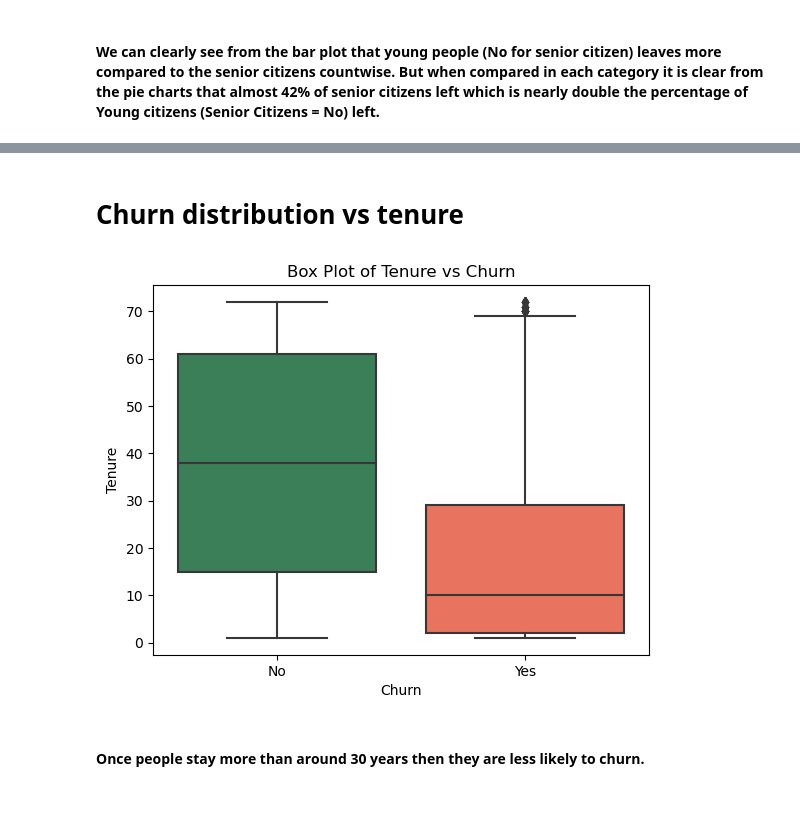
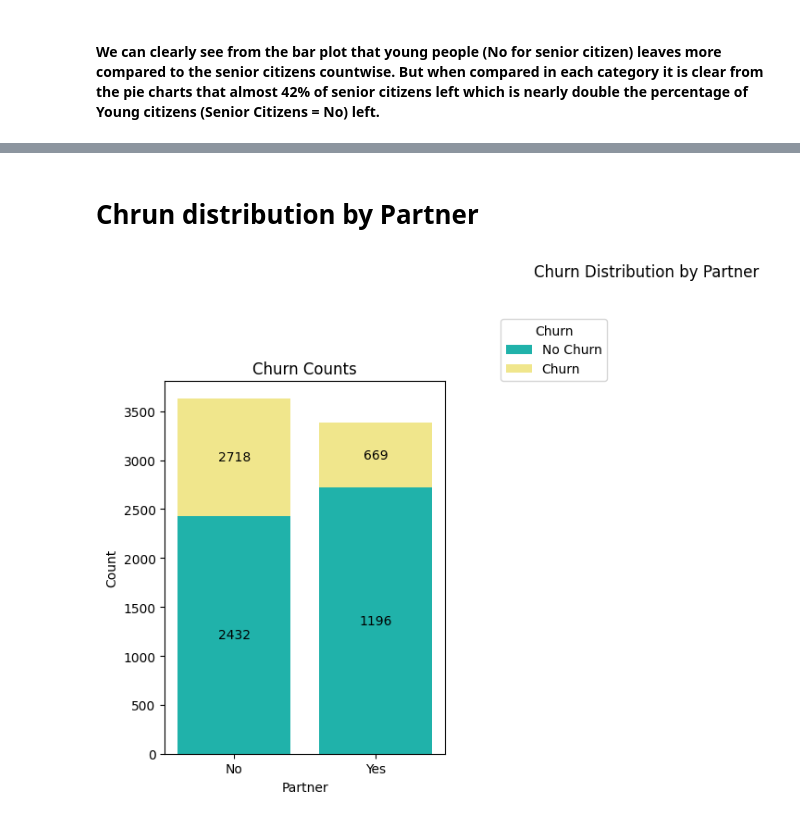
Before and after one commit to ThankiJay/Customer-Churn-Prediction, a Jupyter notebook: notebook/EDA.ipynb, the cells around one changed output, grey strips where cells are left out. Saved outputs shown, nothing was run; the diff lists cells and outputs as text; code cells hidden in the pictures.

```diff
--- a/notebook/EDA.ipynb
+++ b/notebook/EDA.ipynb
@@ -153,24 +137,40 @@ plt.show()
-# %% [markdown]
-# Churn distribution vs tenure
-# %%
-plot_data = {'tenure': data['tenure'],
-             'Churn': data['Churn'].map({0: 'No', 1: 'Yes'})}
-plot_df = pd.DataFrame(plot_data)
-
-# Create a box plot
-sns.boxplot(x='Churn', y='tenure', data=plot_df, palette=['seagreen', 'tomato'])
-plt.title('Box Plot of Tenure vs Churn')
-plt.xlabel('Churn')
-plt.ylabel('Tenure')
-plt.show()
-
-# # Create a violin plot
-# sns.violinplot(x='tenure', y='Churn', data=plot_df, palette=['seagreen', 'tomato'])
-# plt.title('Churn Distribution by Tenure')
-# plt.xlabel('Tenure')
-# plt.ylabel('Churn')
-# plt.show()
-# %% [output]
-[figure, removed]
-# %% [markdown]
-#### Once people stay more than around 30 years then they are less likely to churn.
+# %% [markdown]
+# Chrun distribution by Partner
+# %%
+def plot_dist(feature,data):
+    plot_data = {f'{feature}': data[feature].map({0: 'No', 1: 'Yes'}),
+             'Churn': data['Churn'].map({0: 'No', 1: 'Yes'})}
+    plot_df = pd.DataFrame(plot_data)
+
+    # Create crosstab for counts
+    ct = pd.crosstab(plot_df[feature], plot_df['Churn'])
+
+    # Create a custom layout using gridspec
+    fig = plt.figure(figsize=(12, 6))
+    gs = gridspec.GridSpec(1, 3, width_ratios=[3, 2, 2])
+
+
+    # First subplot (whole left side)
+    ax0 = plt.subplot(gs[0])
+    ax0.bar(ct.index, ct['No'], color='lightseagreen', label='No Churn')
+    ax0.bar(ct.index, ct['Yes'], bottom=ct['No'], color='khaki', label='Churn')
+    ax0.set_title('Churn Counts')
+    ax0.set_xlabel(f'{feature}')
+    ax0.set_ylabel('Count')
+    ax0.set_xticks(range(len(ct.index)))
+    ax0.set_xticklabels(ct.index, rotation=0)
+    ax0.legend(loc = (1.2,1), title='Churn')
+    # Add counts inside the bars
+    for p, count in zip(ax0.patches, ct.values.flatten()):
+        width, height = p.get_width(), p.get_height()
+        x, y = p.get_xy()
+        ax0.text(x + width / 2, y + height / 2, f'{int(count)}', ha='center', va='center', fontsize=10, color='black')
+
+
+    plt.suptitle(f'Churn Distribution by {feature}')
+    plt.tight_layout(rect=[0, 0, 1, 0.96])  # Adjust the layout to prevent clipping of the suptitle
+    plt.show()
+# %%
+plot_dist('Partner',data)
+# %% [output]
+[figure, added]
```
Also changed, not shown: parts of 30 cells of this notebook, 1 other file.
